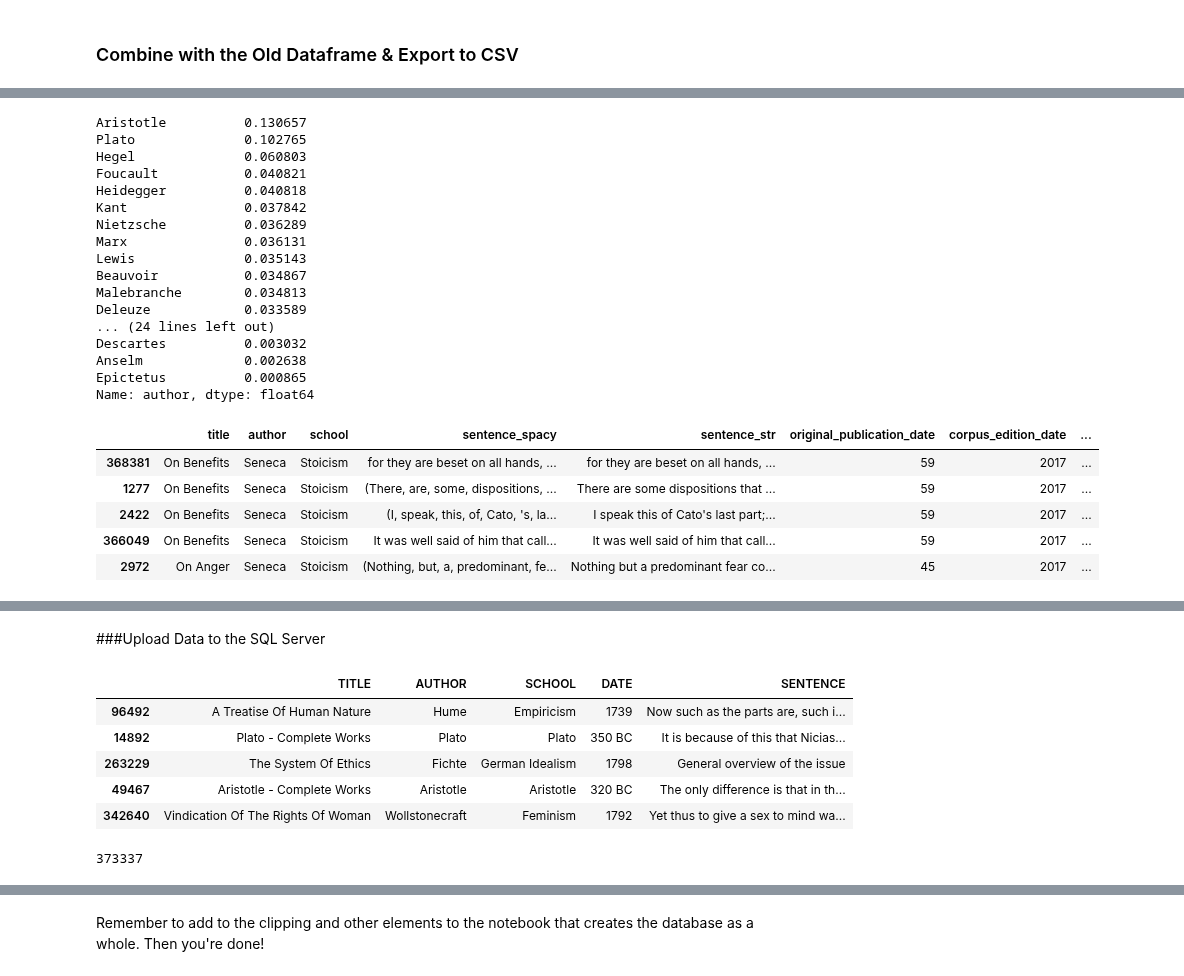
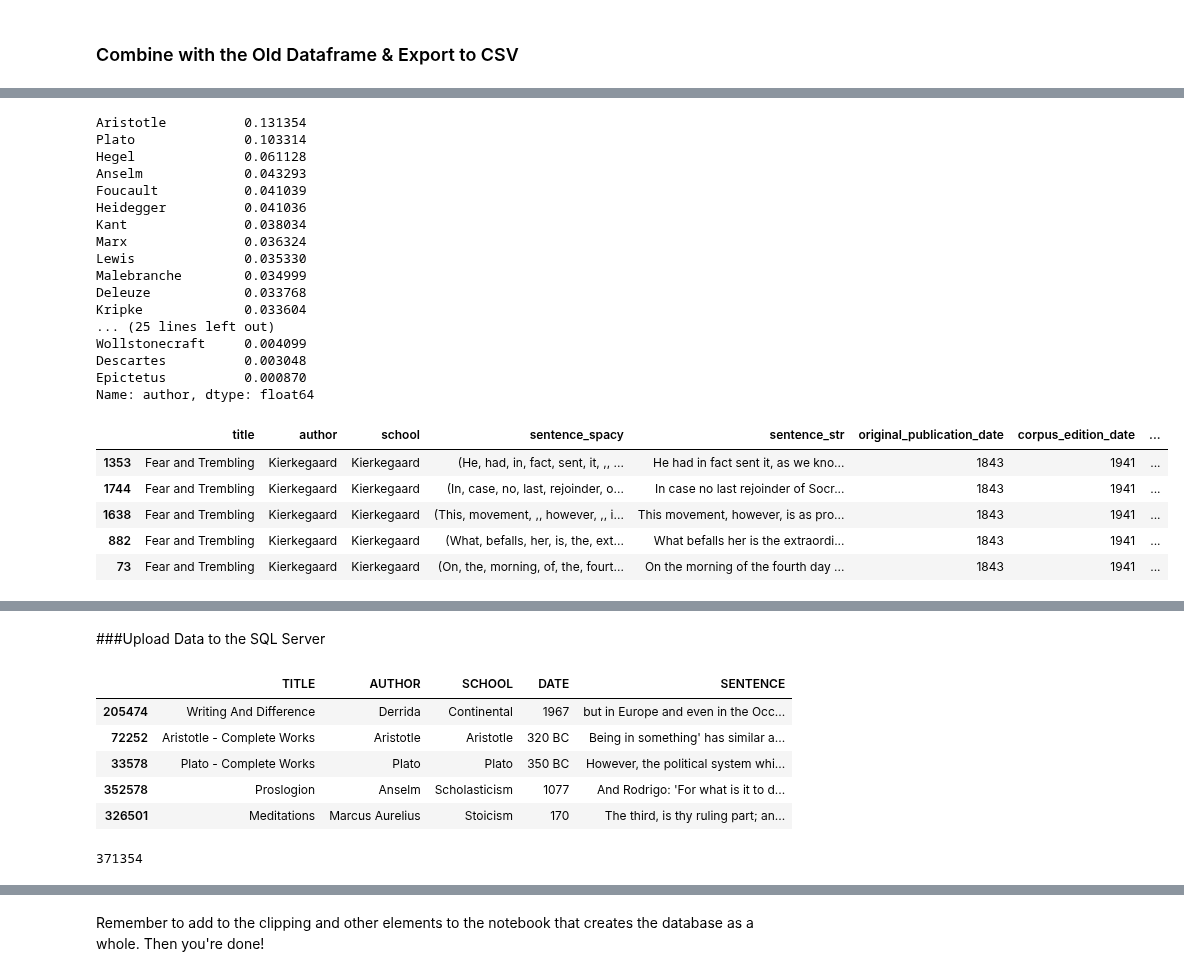
Before and after one commit to kcalizadeh/PDP_data_processing, a Jupyter notebook: new_text_introduction_notebook.ipynb, the cells around one changed output, grey strips where cells are left out. Cells and saved outputs as stored; diff of their text form; code cells hidden in the pictures.

Commit message:
adding Kierkegaard

```diff
--- a/new_text_introduction_notebook.ipynb
+++ b/new_text_introduction_notebook.ipynb
@@ -30,4 +30,4 @@ You can now load the model via spacy.load('en_core_web_lg')
 # %%
 # if you are deleting an old text that was added here, make sure it is in the
 # primary database construction notebook
-seneca_all_texts = get_guten('http://www.gutenberg.org/files/56075/56075-0.txt')
+kierkegaard_fear_trembling = get_text(drive_path + '/phil_txts/kierkegaard_fear_and_trembling.txt', encoding='utf-16')
@@ -38,3 +34,5 @@ seneca_on_clemency = seneca_all_texts.split('SENECA OF CLEMENCY')[1][7:].split('
+# %%
+kierkegaard_fear_trembling = kierkegaard_fear_trembling[348:]
 # %% [markdown]
 ### Clean the Text
 # %%
@@ -178,3 +139,16 @@ seneca_on_clemency_dict = {
+# %%
+# build a dictionary for the book
+kierkegaard_fear_trembling_dict = {
+    'author': 'Kierkegaard',
+    'title': 'Fear and Trembling',
+    'text': kierkegaard_fear_trembling,
+    'school': 'Kierkegaard',
+    'words to remove': [],
+    'remove capitals': True,
+    'bracketed fn': False,
+    'original date': 1843,
+    'corpus date': 1941
+}
 # %%
 #@title Oddities Dictionary for Cleaning
 # a dictionary of oddities to clean up
@@ -354,3 +321,7 @@ df = on_benefits_df.append(on_anger_df, ignore_index=True).append(on_clemency_df
+# %%
+# use the function
+f_t_df = from_raw_to_df(kierkegaard_fear_trembling_dict)
+df = f_t_df
 # %%
 # checking the result
 pd.options.display.max_colwidth = 200
@@ -551,32 +524,32 @@ len(og_df)
 new_df = og_df.append(df)
 new_df['author'].value_counts(normalize=True)
 # %% [output]
-Aristotle          0.130657
-Plato              0.102765
-Hegel              0.060803
-Foucault           0.040821
-Heidegger          0.040818
-Kant               0.037842
-Nietzsche          0.036289
-Marx               0.036131
-Lewis              0.035143
-Beauvoir           0.034867
-Malebranche        0.034813
-Deleuze            0.033589
-... (24 lines left out)
-Descartes          0.003032
-Anselm             0.002638
-Epictetus          0.000865
+Aristotle          0.131354
+Plato              0.103314
+Hegel              0.061128
+Anselm             0.043293
+Foucault           0.041039
+Heidegger          0.041036
+Kant               0.038034
+Marx               0.036324
+Lewis              0.035330
+Malebranche        0.034999
+Deleuze            0.033768
+Kripke             0.033604
+... (25 lines left out)
+Wollstonecraft     0.004099
+Descartes          0.003048
+Epictetus          0.000870
 Name: author, dtype: float64
 # %%
-new_df[new_df['author']=='Seneca'].sample(5)
+new_df[new_df['author']=='Kierkegaard'].sample(5)
 # %% [output]
 |  | title | author | school | sentence_spacy | sentence_str | original_publication_date | corpus_edition_date | ... |
-| 368381 | On Benefits | Seneca | Stoicism | for they are beset on all hands, ... | for they are beset on all hands, ... | 59 | 2017 | ... |
-| 1277 | On Benefits | Seneca | Stoicism | (There, are, some, dispositions, ... | There are some dispositions that ... | 59 | 2017 | ... |
-| 2422 | On Benefits | Seneca | Stoicism | (I, speak, this, of, Cato, 's, la... | I speak this of Cato's last part;... | 59 | 2017 | ... |
-| 366049 | On Benefits | Seneca | Stoicism | It was well said of him that call... | It was well said of him that call... | 59 | 2017 | ... |
-| 2972 | On Anger | Seneca | Stoicism | (Nothing, but, a, predominant, fe... | Nothing but a predominant fear co... | 45 | 2017 | ... |
+| 1353 | Fear and Trembling | Kierkegaard | Kierkegaard | (He, had, in, fact, sent, it, ,, ... | He had in fact sent it, as we kno... | 1843 | 1941 | ... |
+| 1744 | Fear and Trembling | Kierkegaard | Kierkegaard | (In, case, no, last, rejoinder, o... | In case no last rejoinder of Socr... | 1843 | 1941 | ... |
+| 1638 | Fear and Trembling | Kierkegaard | Kierkegaard | (This, movement, ,, however, ,, i... | This movement, however, is as pro... | 1843 | 1941 | ... |
+| 882 | Fear and Trembling | Kierkegaard | Kierkegaard | (What, befalls, her, is, the, ext... | What befalls her is the extraordi... | 1843 | 1941 | ... |
+| 73 | Fear and Trembling | Kierkegaard | Kierkegaard | (On, the, morning, of, the, fourt... | On the morning of the fourth day ... | 1843 | 1941 | ... |
 # %%
 # export as csv
 from google.colab import files
@@ -611,15 +584,15 @@ for_db.columns = [i.upper() for i in for_db.columns]
 for_db.sample(5)
 # %% [output]
 |  | TITLE | AUTHOR | SCHOOL | DATE | SENTENCE |
-| 96492 | A Treatise Of Human Nature | Hume | Empiricism | 1739 | Now such as the parts are, such i... |
-| 14892 | Plato - Complete Works | Plato | Plato | 350 BC | It is because of this that Nicias... |
-| 263229 | The System Of Ethics | Fichte | German Idealism | 1798 | General overview of the issue |
-| 49467 | Aristotle - Complete Works | Aristotle | Aristotle | 320 BC | The only difference is that in th... |
-| 342640 | Vindication Of The Rights Of Woman | Wollstonecraft | Feminism | 1792 | Yet thus to give a sex to mind wa... |
+| 205474 | Writing And Difference | Derrida | Continental | 1967 | but in Europe and even in the Occ... |
+| 72252 | Aristotle - Complete Works | Aristotle | Aristotle | 320 BC | Being in something' has similar a... |
+| 33578 | Plato - Complete Works | Plato | Plato | 350 BC | However, the political system whi... |
+| 352578 | Proslogion | Anselm | Scholasticism | 1077 | And Rodrigo: 'For what is it to d... |
+| 326501 | Meditations | Marcus Aurelius | Stoicism | 170 | The third, is thy ruling part; an... |
 # %%
 len(for_db)
 # %% [output]
-373337
+371354
 # %%
 #importing sql library
 from sqlalchemy import create_engine
```
Also changed, not shown: parts of 24 cells of this notebook.
